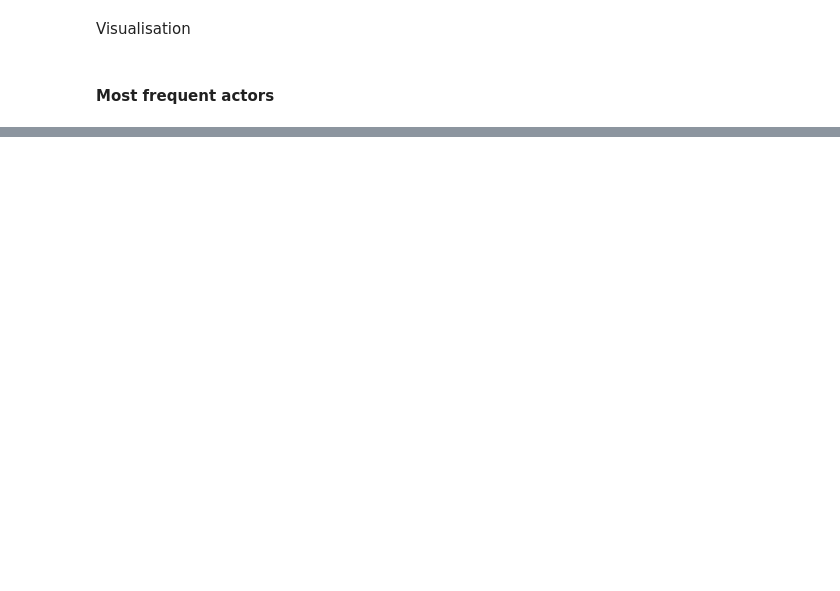
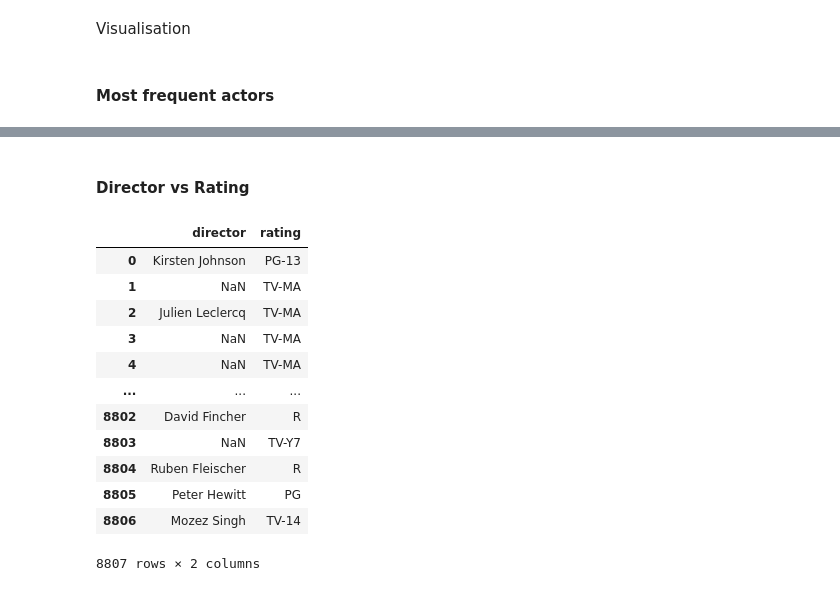
Before and after one commit to relxgouranxh/Netflix_Analysis, a Jupyter notebook: test.ipynb, the cells around one changed output, grey strips where cells are left out. Saved outputs shown, nothing was run; the diff lists cells and outputs as text; code cells hidden in the pictures; blank space fills up the shorter version.

```diff
--- a/test.ipynb
+++ b/test.ipynb
@@ -446,3 +446,21 @@ cast_data
 | 64949 | 8806 | Anita Shabdish |
 | 64950 | 8806 | Chittaranjan Tripathy |
 64951 rows × 2 columns
+# %% [markdown]
+#### Director vs Rating
+# %%
+df[["director","rating"]]
+# %% [output]
+|  | director | rating |
+| 0 | Kirsten Johnson | PG-13 |
+| 1 | NaN | TV-MA |
+| 2 | Julien Leclercq | TV-MA |
+| 3 | NaN | TV-MA |
+| 4 | NaN | TV-MA |
+| ... | ... | ... |
+| 8802 | David Fincher | R |
+| 8803 | NaN | TV-Y7 |
+| 8804 | Ruben Fleischer | R |
+| 8805 | Peter Hewitt | PG |
+| 8806 | Mozez Singh | TV-14 |
+8807 rows × 2 columns
```
Also changed, not shown: parts of 2 cells of this notebook.
